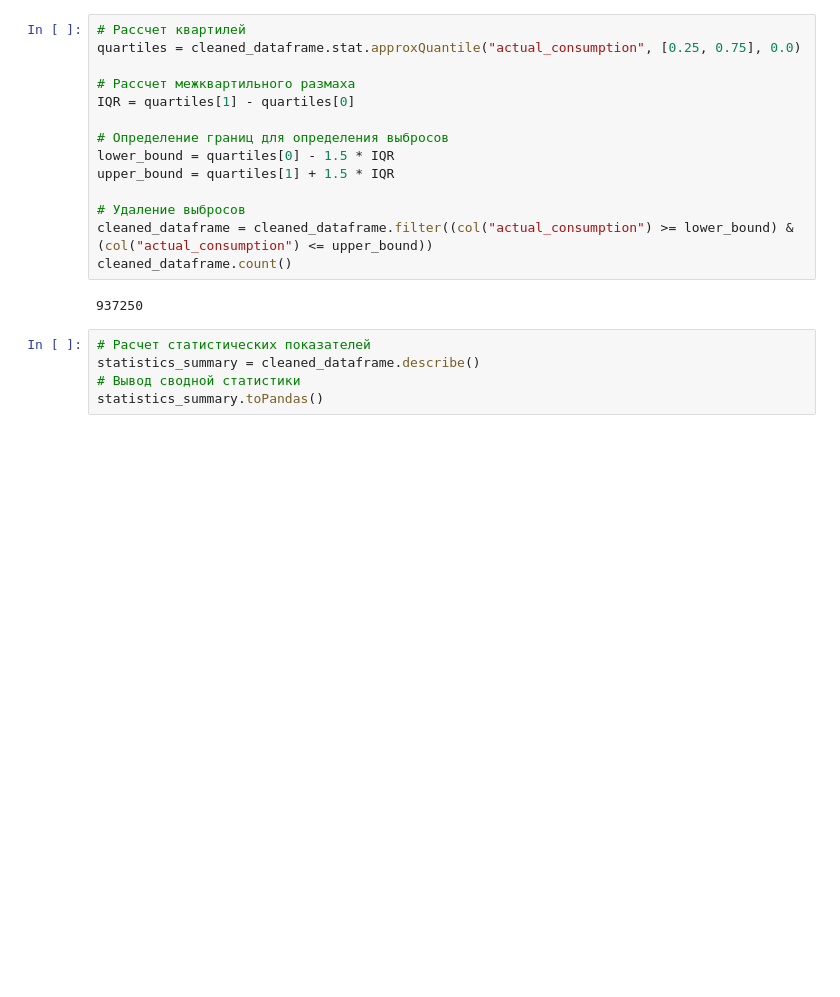
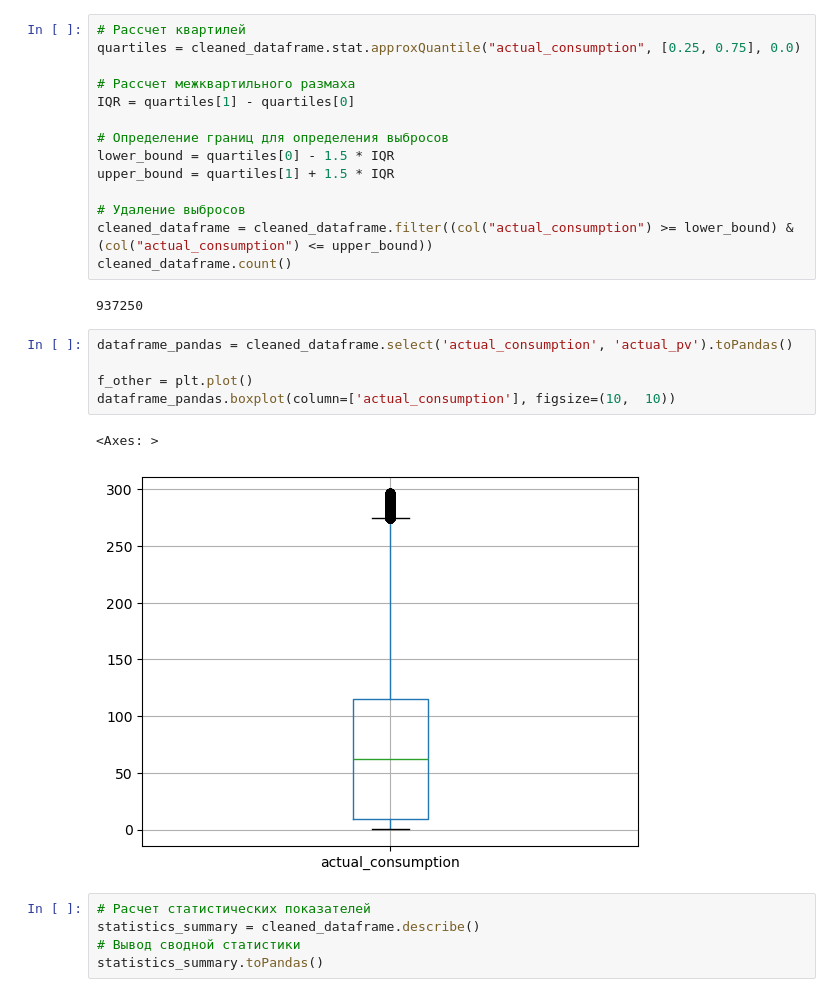
Before and after one commit to r0acho/SOBD2023, a Jupyter notebook: 5variant.ipynb, the cells around one changed output. Drawn from its saved outputs; the diff is of its cells as text; blank space fills up the shorter version.

```diff
--- a/5variant.ipynb
+++ b/5variant.ipynb
@@ -130,6 +138,14 @@ cleaned_dataframe = cleaned_dataframe.filter((col("actual_consumption") >= lower
 cleaned_dataframe.count()
 # %% [output]
 937250
+# %%
+dataframe_pandas = cleaned_dataframe.select('actual_consumption', 'actual_pv').toPandas()
+
+f_other = plt.plot()
+dataframe_pandas.boxplot(column=['actual_consumption'], figsize=(10,  10))
+# %% [output]
+<Axes: >
+[figure, added]
 # %%
 # Расчет статистических показателей
 statistics_summary = cleaned_dataframe.describe()
```
Also changed, not shown: parts of 5 cells of this notebook.
